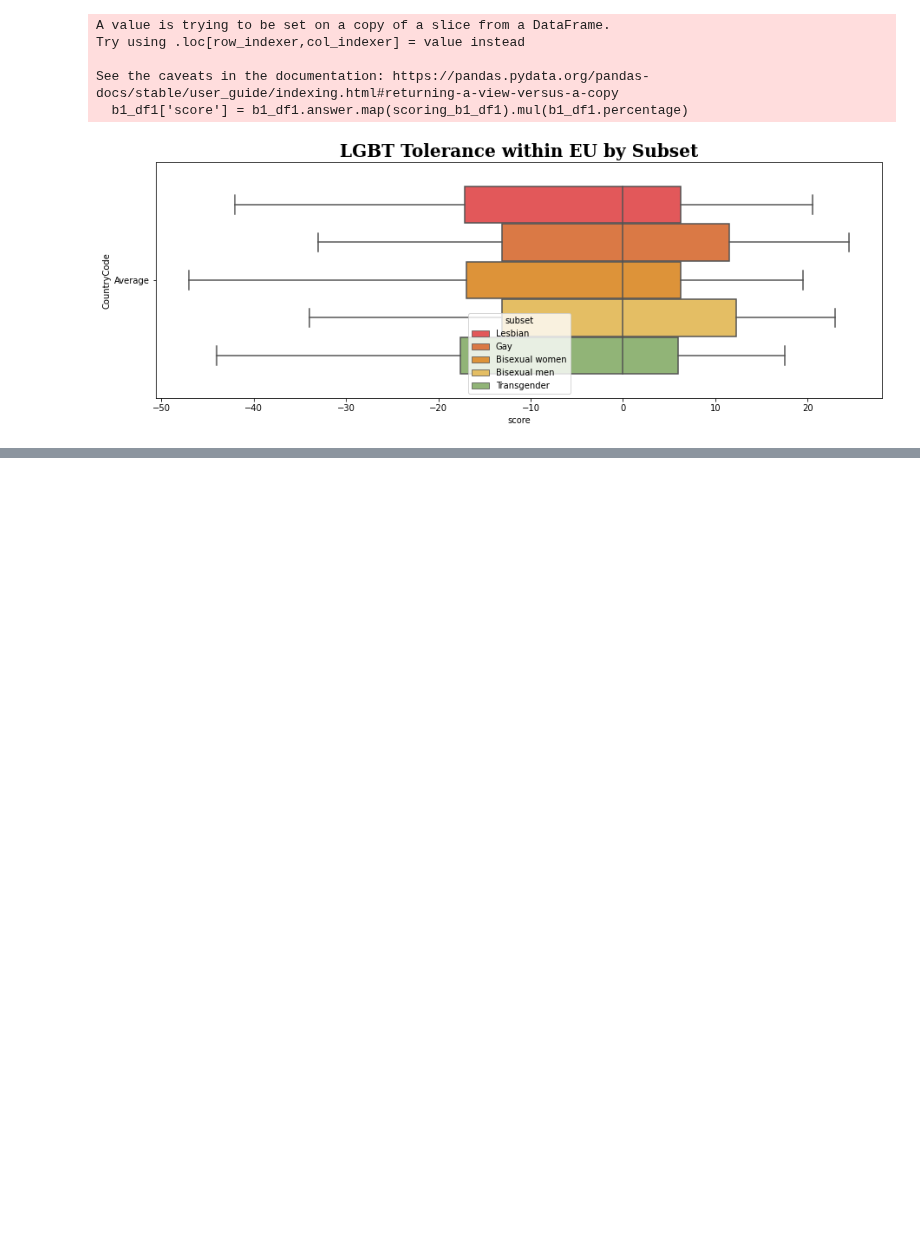
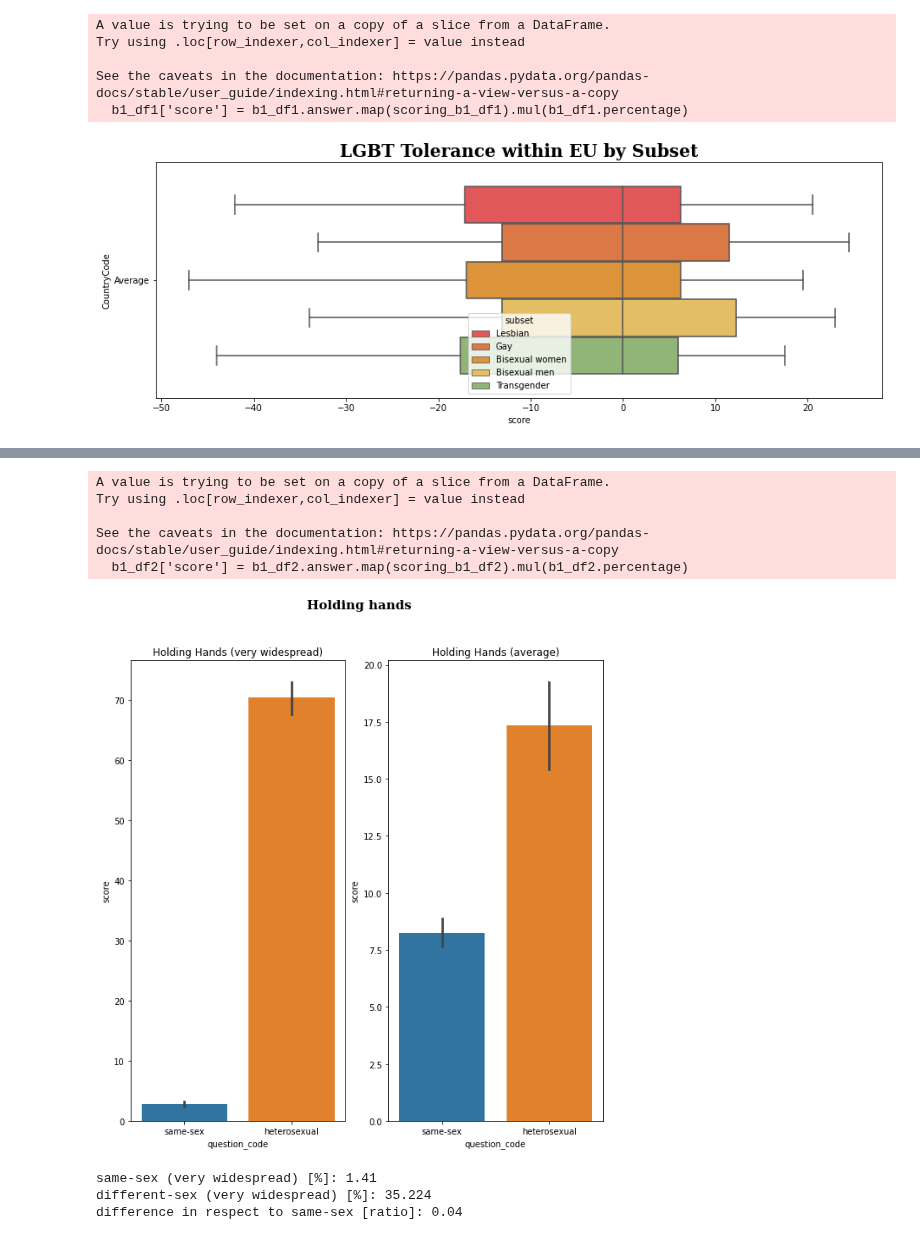
Before and after one commit to Petint/AI-and-DS, a Jupyter notebook: The LGBT project/project.ipynb, the cells around one changed output, grey strips where cells are left out. Drawn from its saved outputs; the diff is of its cells as text; code cells hidden in the pictures; blank space fills up the shorter version.

```diff
--- a/The LGBT project/project.ipynb
+++ b/The LGBT project/project.ipynb
@@ -416,0 +485,36 @@ ax = sns.boxplot(x='score', y='CountryCode', hue='subset',
+# %%
+# Define scoring for b1_a to b1_d
+scoring_b1_df2 = {"Very widespread": 1,
+           "Fairly widespread": 0.75,
+           "Fairly rare": 0.5,
+           "Very rare": 0.25,
+           "Don`t know": 0}
+
+# Apply scoring
+b1_df2['score'] = b1_df2.answer.map(scoring_b1_df2).mul(b1_df2.percentage)
+b1_df2 = b1_df2.drop('percentage', axis=1)
+# %% [output]
+A value is trying to be set on a copy of a slice from a DataFrame.
+Try using .loc[row_indexer,col_indexer] = value instead
+
+See the caveats in the documentation: https://pandas.pydata.org/pandas-docs/stable/user_guide/indexing.html#returning-a-view-versus-a-copy
+  b1_df2['score'] = b1_df2.answer.map(scoring_b1_df2).mul(b1_df2.percentage)
+# %%
+fig, axes = plt.subplots(1, 2, sharex=True, figsize=(10,10))
+fig.suptitle('Holding hands', family='Serif', weight='bold', size=15)
+axes[0].set_title('Holding Hands (very widespread)')
+axes[1].set_title('Holding Hands (average)')
+ax0 = sns.barplot(ax=axes[0], x='question_code', y='score', data=b1_df2.loc[b1_df2.answer == 'Very widespread'])
+ax1 = sns.barplot(ax=axes[1], x='question_code', y='score', data=b1_df2)
+# %% [output]
+[figure, added]
+# %%
+ss = b1_df2['score'].loc[(b1_df2.answer == 'Very widespread') & (b1_df2.question_code == 'same-sex')].mean()/(2)
+ds = b1_df2['score'].loc[(b1_df2.answer == 'Very widespread') & (b1_df2.question_code == 'heterosexual')].mean()/(2)
+print("same-sex (very widespread) [%]:", round(ss, 3))
+print("different-sex (very widespread) [%]:", round(ds, 3))
+print("difference in respect to same-sex [ratio]:", round(ss/ds, 3))
+# %% [output]
+same-sex (very widespread) [%]: 1.41
+different-sex (very widespread) [%]: 35.224
+difference in respect to same-sex [ratio]: 0.04
```
Also changed, not shown: parts of 16 cells of this notebook.
